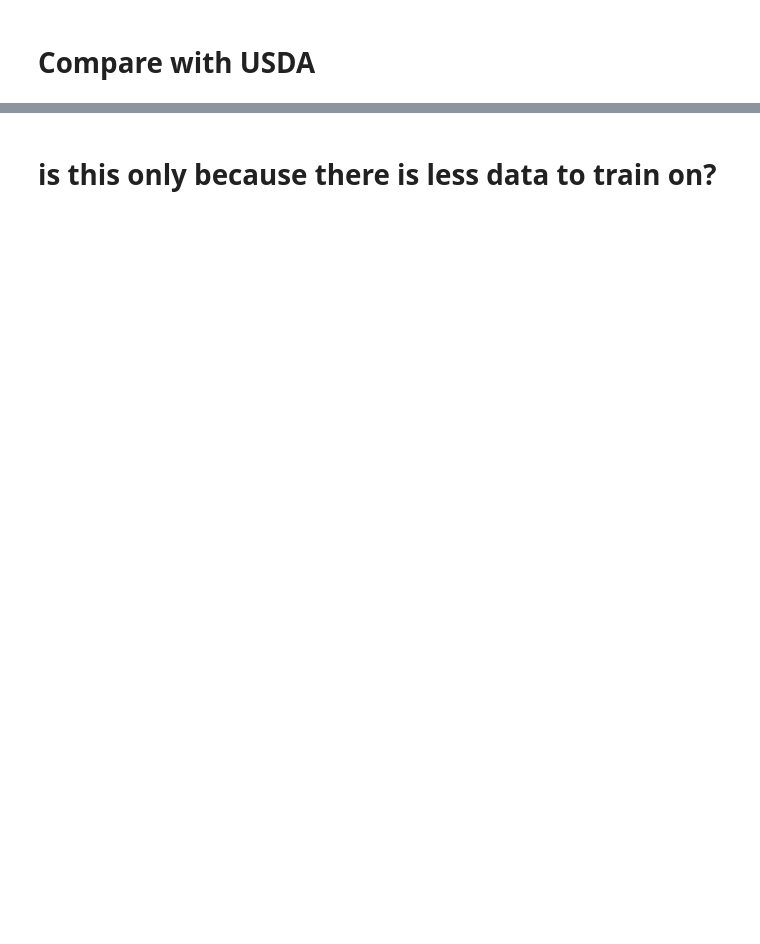
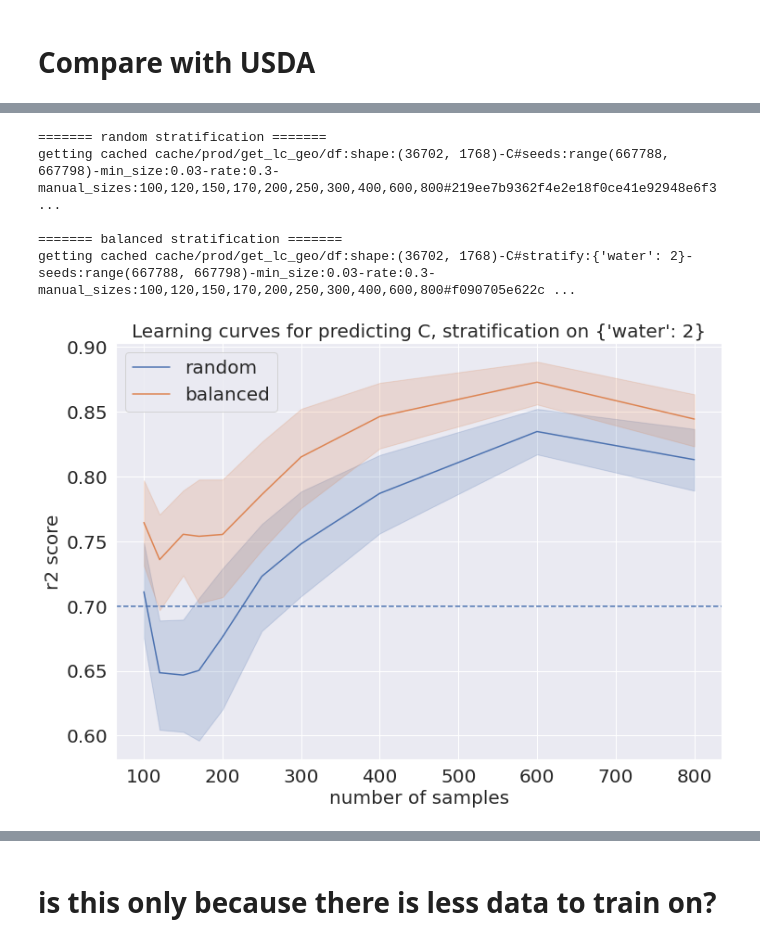
Before and after one commit to groznys/soil_sis, a Jupyter notebook: hello_model.ipynb, the cells around one changed output, grey strips where cells are left out. Drawn from its saved outputs; the diff is of its cells as text; code cells hidden in the pictures; blank space fills up the shorter version.

```diff
--- a/hello_model.ipynb
+++ b/hello_model.ipynb
@@ -454,0 +878,11 @@ score for predicting water on all data: 0.8802686403850206
+# %%
+plot_lc_comparison(C_water, "C", stratify=water2, adverse=False,
+                   manual_sizes=[100, 120, 150, 170, 200, 250, 300, 400, 600, 800], smooth=5,
+                   seed=seeds, hline=True)
+# %% [output]
+======= random stratification =======
+getting cached cache/prod/get_lc_geo/df:shape:(36702, 1768)-C#seeds:range(667788, 667798)-min_size:0.03-rate:0.3-manual_sizes:100,120,150,170,200,250,300,400,600,800#219ee7b9362f4e2e18f0ce41e92948e6f3 ...
+
+======= balanced stratification =======
+getting cached cache/prod/get_lc_geo/df:shape:(36702, 1768)-C#stratify:{'water': 2}-seeds:range(667788, 667798)-min_size:0.03-rate:0.3-manual_sizes:100,120,150,170,200,250,300,400,600,800#f090705e622c ...
+[figure, added]
```
Also changed, not shown: parts of 184 cells of this notebook, 7 other files.
